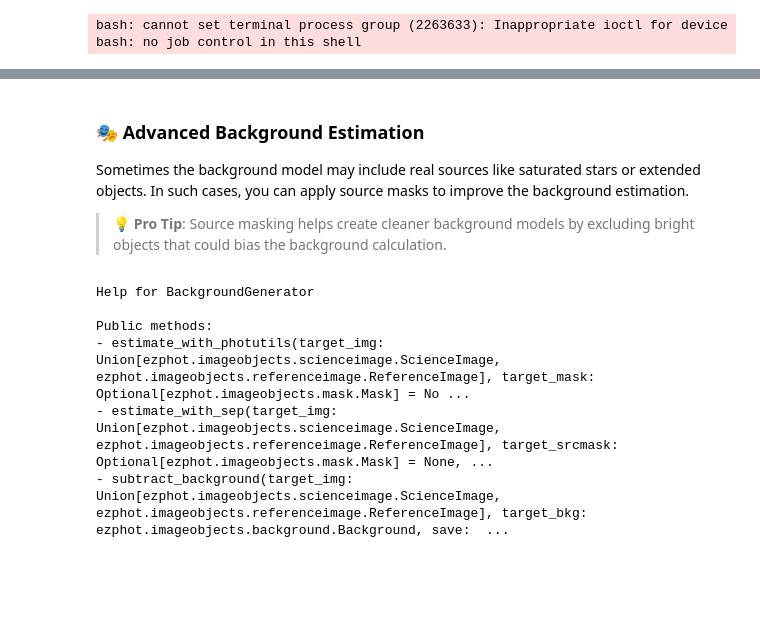
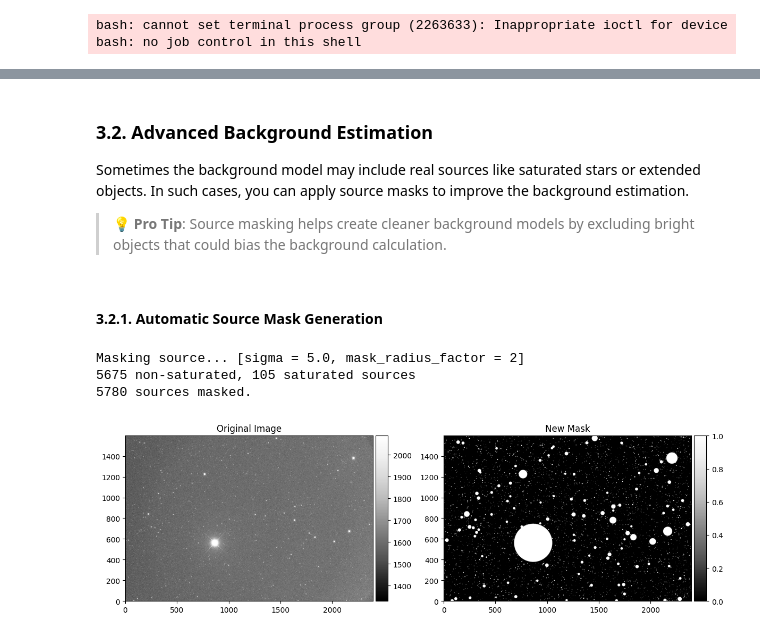
Before and after one commit to hhchoi1022/ezphot, a Jupyter notebook: docs/example/imagestacking.ipynb, the cells around one changed output, grey strips where cells are left out. Drawn from its saved outputs; the diff is of its cells as text; code cells hidden in the pictures; blank space fills up the shorter version.

```diff
--- a/docs/example/imagestacking.ipynb
+++ b/docs/example/imagestacking.ipynb
@@ -344,19 +240,23 @@ Background estimation is crucial for accurate photometry and image analysis. In
 # %% [markdown]
-### 🎭 Advanced Background Estimation
+### 3.2. Advanced Background Estimation
 
 Sometimes the background model may include real sources like saturated stars or extended objects. In such cases, you can apply source masks to improve the background estimation.
 
 > **💡 Pro Tip**: Source masking helps create cleaner background models by excluding bright objects that could bias the background calculation.
-# %%
-from ezphot.methods import BackgroundGenerator
-# You can calculate the background map with the BackgroundGenerator class.
-
-bg_generator = BackgroundGenerator()
-bg_generator.help()
-# %% [output]
-Help for BackgroundGenerator
-
-Public methods:
-- estimate_with_photutils(target_img: Union[ezphot.imageobjects.scienceimage.ScienceImage, ezphot.imageobjects.referenceimage.ReferenceImage], target_mask: Optional[ezphot.imageobjects.mask.Mask] = No ...
-- estimate_with_sep(target_img: Union[ezphot.imageobjects.scienceimage.ScienceImage, ezphot.imageobjects.referenceimage.ReferenceImage], target_srcmask: Optional[ezphot.imageobjects.mask.Mask] = None, ...
-- subtract_background(target_img: Union[ezphot.imageobjects.scienceimage.ScienceImage, ezphot.imageobjects.referenceimage.ReferenceImage], target_bkg: ezphot.imageobjects.background.Background, save:  ...
+# %% [markdown]
+#### 3.2.1. Automatic Source Mask Generation
+# %%
+target_srcmask = target_img.calculate_sourcemask(
+    sigma = 5.0,
+    mask_radius_factor = 2,
+    saturation_level = 50000,
+    save = False,
+    verbose = True,
+    visualize = True,
+    save_fig = False
+)
+# %% [output]
+Masking source... [sigma = 5.0, mask_radius_factor = 2]
+5675 non-saturated, 105 saturated sources
+5780 sources masked.
+[figure, added]
```
Also changed, not shown: parts of 47 cells of this notebook, 2 other files.
